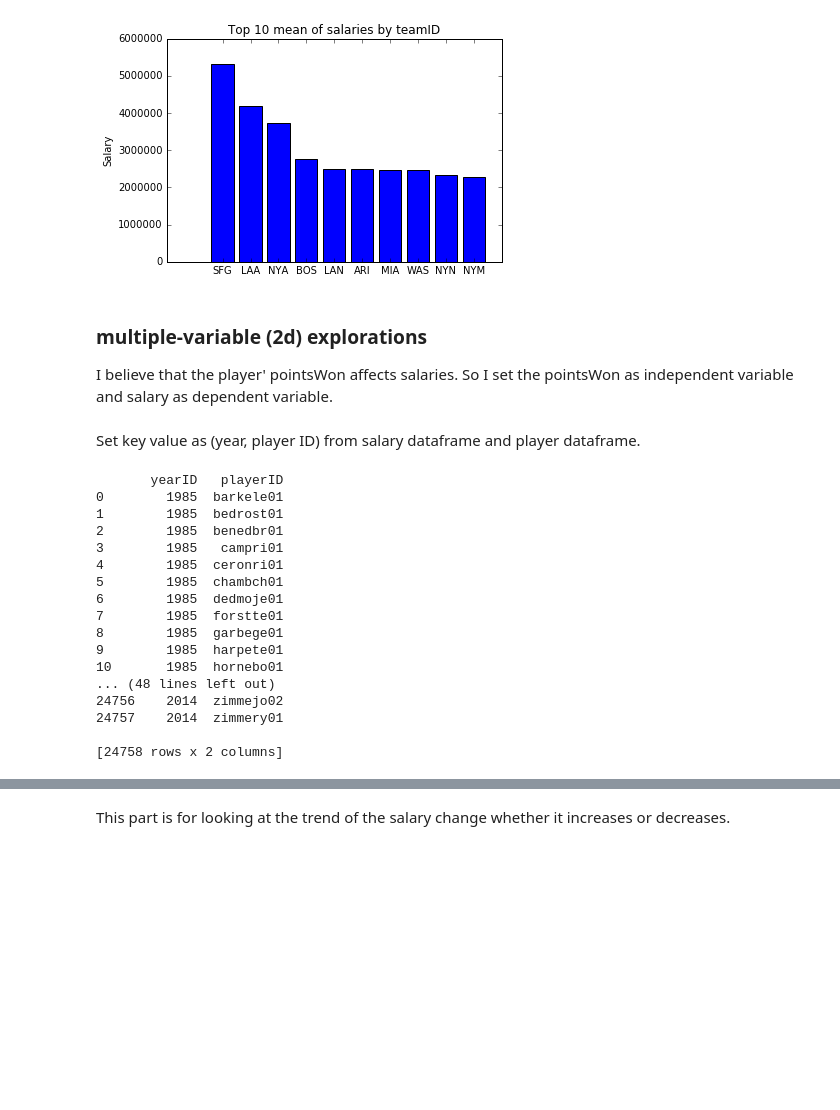
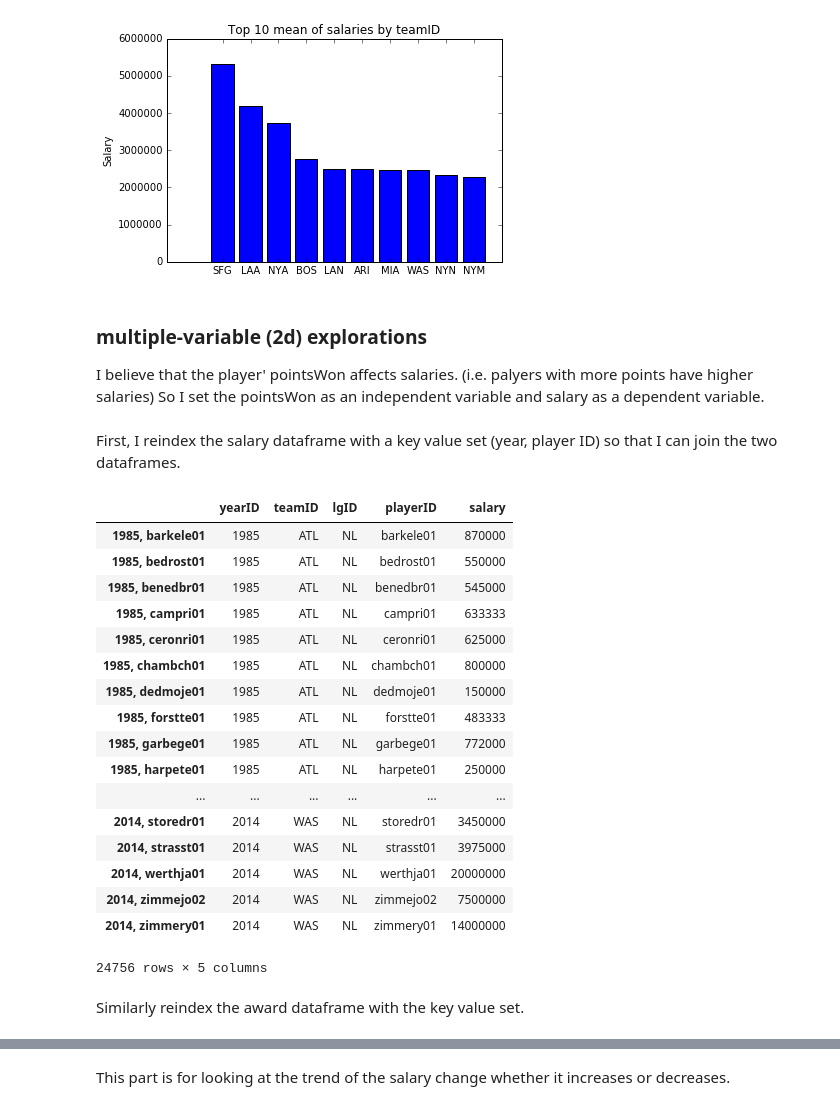
Before and after one commit to wonjunee/investigate-a-dataset, a Jupyter notebook: P2_baseball.ipynb, the cells around one changed output, grey strips where cells are left out. Saved outputs shown, nothing was run; the diff lists cells and outputs as text; code cells hidden in the pictures; blank space fills up the shorter version.

```diff
--- a/P2_baseball.ipynb
+++ b/P2_baseball.ipynb
@@ -323,28 +326,34 @@ Name: mean, dtype: int64
 # %% [markdown]
 ### multiple-variable (2d) explorations
 
-I believe that the player' pointsWon affects salaries.
-So I set the pointsWon as  independent variable and salary as dependent variable.
+I believe that the player' pointsWon affects salaries. (i.e. palyers with more points have higher salaries)
+So I set the pointsWon as an independent variable and salary as a dependent variable.
-# %% [markdown]
-Set key value as (year, player ID) from salary dataframe and player dataframe.
-# %%
-# Set key value as (year, player ID)
-print salariesDF["yearID"].to_frame().join(salariesDF["playerID"].to_frame())
-# %% [output]
-       yearID   playerID
-0        1985  barkele01
-1        1985  bedrost01
-2        1985  benedbr01
-3        1985   campri01
-4        1985  ceronri01
-5        1985  chambch01
-6        1985  dedmoje01
-7        1985  forstte01
-8        1985  garbege01
-9        1985  harpete01
-10       1985  hornebo01
-... (48 lines left out)
-24756    2014  zimmejo02
-24757    2014  zimmery01
-
-[24758 rows x 2 columns]
+# %% [markdown]
+First, I reindex the salary dataframe with a key value set (year, player ID) so that I can join the two dataframes.
+# %%
+# Set key value as (year, player ID) for salariesDF
+keyValue = ("{}, {}".format(salariesDF["yearID"].iloc[i],salariesDF["playerID"].iloc[i]) for i in range(len(salariesDF)))
+
+salariesDFkv = pd.DataFrame(salariesDF.values, columns = list(salariesDF.columns.values), index = list(keyValue))
+salariesDFkv
+# %% [output]
+|  | yearID | teamID | lgID | playerID | salary |
+| 1985, barkele01 | 1985 | ATL | NL | barkele01 | 870000 |
+| 1985, bedrost01 | 1985 | ATL | NL | bedrost01 | 550000 |
+| 1985, benedbr01 | 1985 | ATL | NL | benedbr01 | 545000 |
+| 1985, campri01 | 1985 | ATL | NL | campri01 | 633333 |
+| 1985, ceronri01 | 1985 | ATL | NL | ceronri01 | 625000 |
+| 1985, chambch01 | 1985 | ATL | NL | chambch01 | 800000 |
+| 1985, dedmoje01 | 1985 | ATL | NL | dedmoje01 | 150000 |
+| 1985, forstte01 | 1985 | ATL | NL | forstte01 | 483333 |
+| 1985, garbege01 | 1985 | ATL | NL | garbege01 | 772000 |
+| 1985, harpete01 | 1985 | ATL | NL | harpete01 | 250000 |
+| ... | ... | ... | ... | ... | ... |
+| 2014, storedr01 | 2014 | WAS | NL | storedr01 | 3450000 |
+| 2014, strasst01 | 2014 | WAS | NL | strasst01 | 3975000 |
+| 2014, werthja01 | 2014 | WAS | NL | werthja01 | 20000000 |
+| 2014, zimmejo02 | 2014 | WAS | NL | zimmejo02 | 7500000 |
+| 2014, zimmery01 | 2014 | WAS | NL | zimmery01 | 14000000 |
+24756 rows × 5 columns
+# %% [markdown]
+Similarly reindex the award dataframe with the key value set.
```
Also changed, not shown: parts of 23 cells of this notebook.
